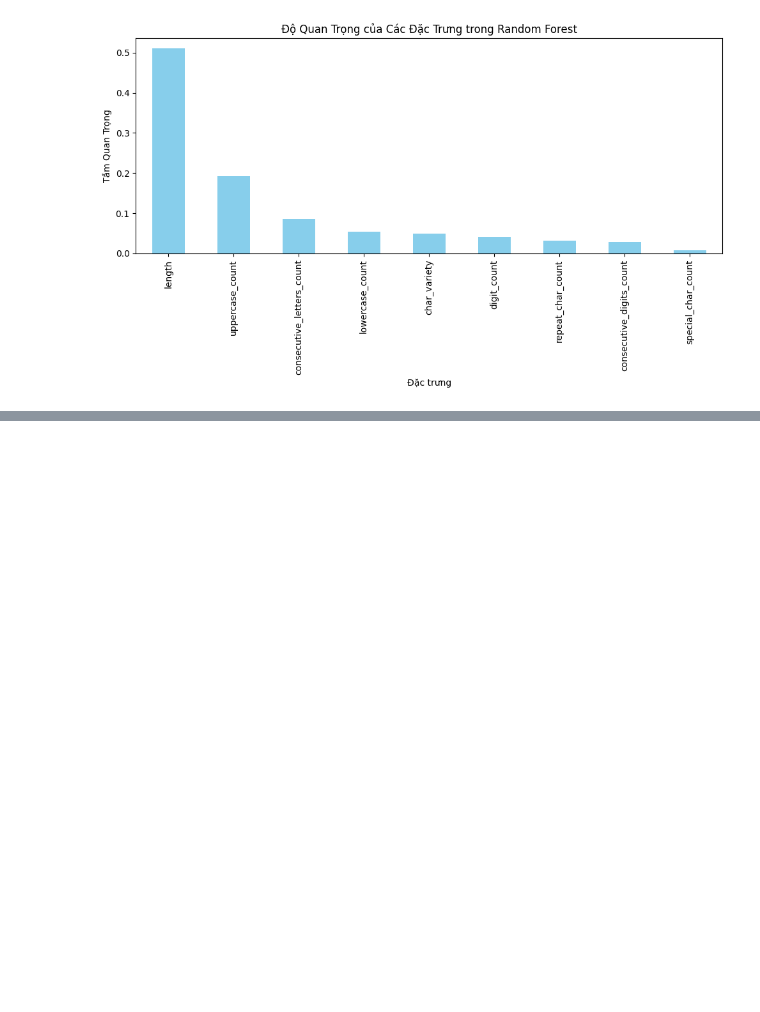
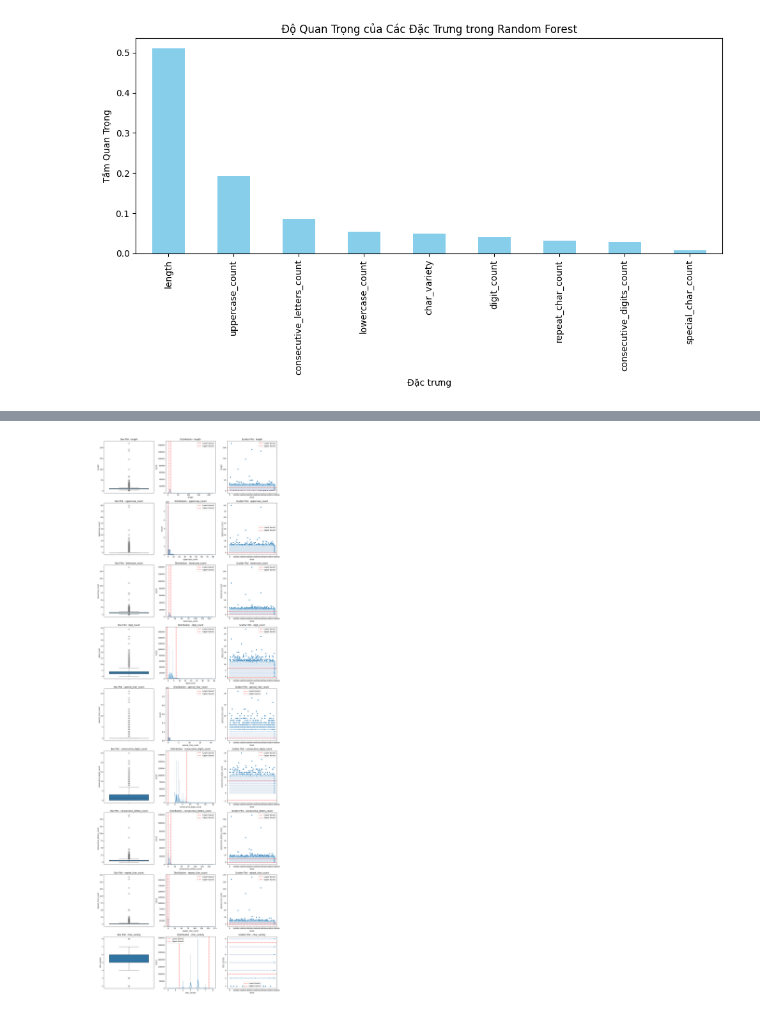
Before and after one commit to DoanNgocCuong/BasicTasksLearning_MachineLearning, a Jupyter notebook: spMiniProj_pwStrengthClassifi_Hoa/main.ipynb, the cells around one changed output, grey strips where cells are left out. Saved outputs shown, nothing was run; the diff lists cells and outputs as text; code cells hidden in the pictures; blank space fills up the shorter version.

Commit message:
3 methods xử lý Outlier - method1: IQR (Interquartile Range) - bài mật khẩu Hòa

```diff
--- a/spMiniProj_pwStrengthClassifi_Hoa/main.ipynb
+++ b/spMiniProj_pwStrengthClassifi_Hoa/main.ipynb
@@ -682,0 +703,90 @@ dtype: float64
+# %%
+
+import pandas as pd
+import numpy as np
+import matplotlib.pyplot as plt
+import seaborn as sns
+
+def analyze_outliers_with_iqr(data, columns):
+    """
+    Phân tích outliers cho nhiều cột sử dụng phương pháp IQR
+
+    Parameters:
+    data: DataFrame gốc
+    columns: List các cột cần phân tích
+
+    Returns:
+    outlier_stats: Dict chứa thống kê về outliers
+    """
+
+    outlier_stats = {}
+
+    plt.figure(figsize=(15, 5*len(columns)))
+
+    for idx, col in enumerate(columns, 1):
+        # 1. Tính IQR và bounds
+        Q1 = data[col].quantile(0.25)
+        Q3 = data[col].quantile(0.75)
+        IQR = Q3 - Q1
+        lower_bound = Q1 - 1.5 * IQR
+        upper_bound = Q3 + 1.5 * IQR
+
+        # 2. Xác định outliers
+        outliers = data[(data[col] < lower_bound) | (data[col] > upper_bound)][col]
+
+        # 3. Lưu thống kê
+        outlier_stats[col] = {
+            'total_count': len(data),
+            'outlier_count': len(outliers),
+            'outlier_percentage': (len(outliers) / len(data)) * 100,
+            'lower_bound': lower_bound,
+            'upper_bound': upper_bound,
+            'Q1': Q1,
+            'Q3': Q3,
+            'IQR': IQR
+        }
+
+        # 4. Vẽ đồ thị phân tích
+        plt.subplot(len(columns), 3, (idx-1)*3 + 1)
+        sns.boxplot(y=data[col])
+        plt.title(f'Box Plot - {col}')
+
+        plt.subplot(len(columns), 3, (idx-1)*3 + 2)
+        sns.histplot(data[col], kde=True)
+        plt.axvline(lower_bound, color='r', linestyle='--', label='Lower bound')
+        plt.axvline(upper_bound, color='r', linestyle='--', label='Upper bound')
+        plt.legend()
+        plt.title(f'Distribution - {col}')
+
+        plt.subplot(len(columns), 3, (idx-1)*3 + 3)
+        sns.scatterplot(data=data, y=col, x=data.index)
+        plt.axhline(lower_bound, color='r', linestyle='--', label='Lower bound')
+        plt.axhline(upper_bound, color='r', linestyle='--', label='Upper bound')
+        plt.legend()
+        plt.title(f'Scatter Plot - {col}')
+
+    plt.tight_layout()
+    plt.show()
+
+    # 5. In thống kê
+    for col, stats in outlier_stats.items():
+        print(f"\nThống kê outliers cho {col}:")
+        print(f"Tổng số mẫu: {stats['total_count']}")
+        print(f"Số lượng outliers: {stats['outlier_count']}")
+        print(f"Tỷ lệ outliers: {stats['outlier_percentage']:.2f}%")
+        print(f"Giới hạn dưới: {stats['lower_bound']:.2f}")
+        print(f"Giới hạn trên: {stats['upper_bound']:.2f}")
+
+    return outlier_stats
+
+# Sử dụng hàm
+numeric_columns = ['length', 'uppercase_count', 'lowercase_count', 'digit_count',
+                  'special_char_count', 'consecutive_digits_count',
+                  'consecutive_letters_count', 'repeat_char_count',
+                  'char_variety']
+# Đọc dữ liệu từ file CSV
+data_original = pd.read_csv('created_feature_data.csv')
+
+outlier_stats = analyze_outliers_with_iqr(data_original, numeric_columns)
+# %% [output]
+[figure, added]
```
Also changed, not shown: parts of 11 cells of this notebook, 1 other file.
